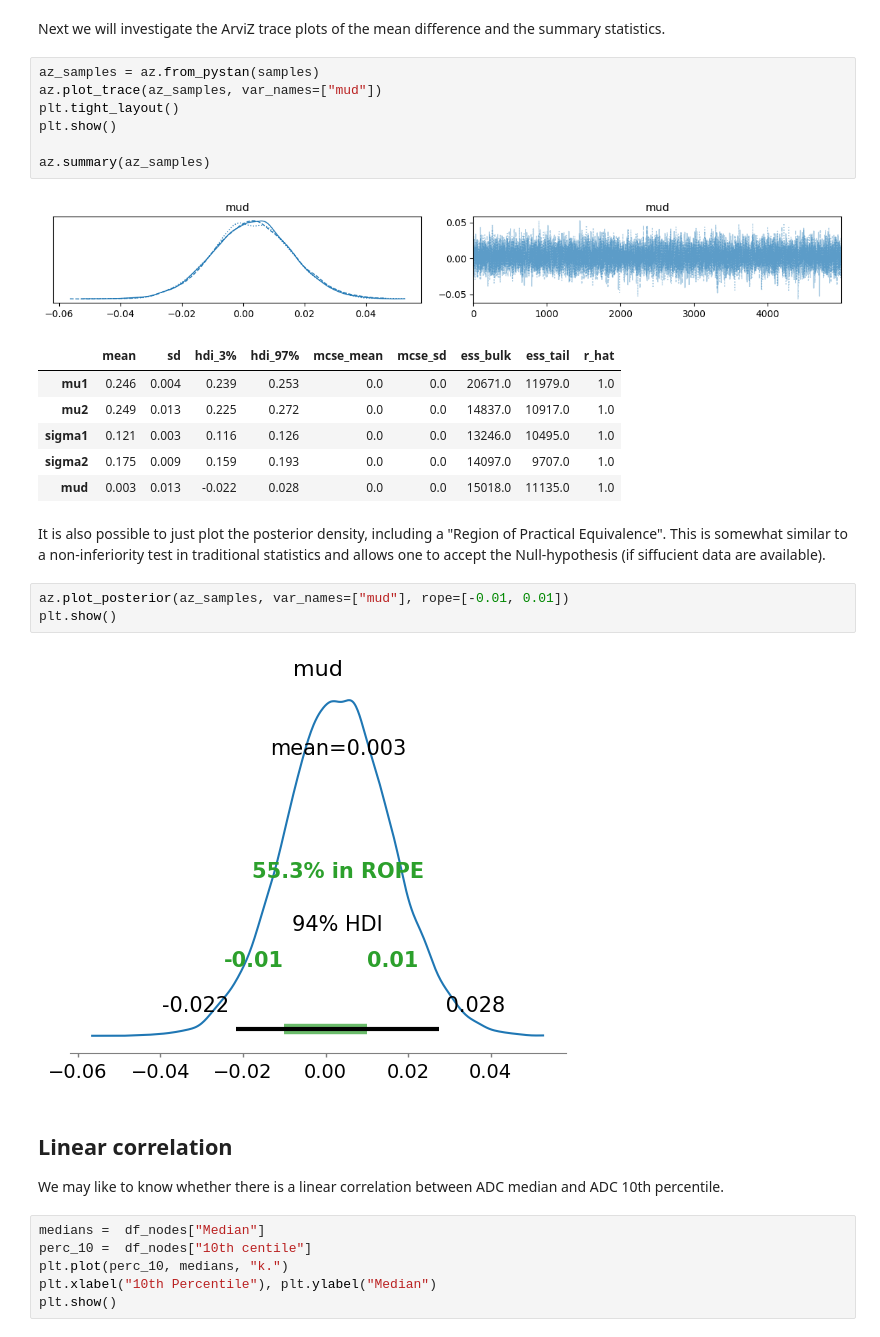
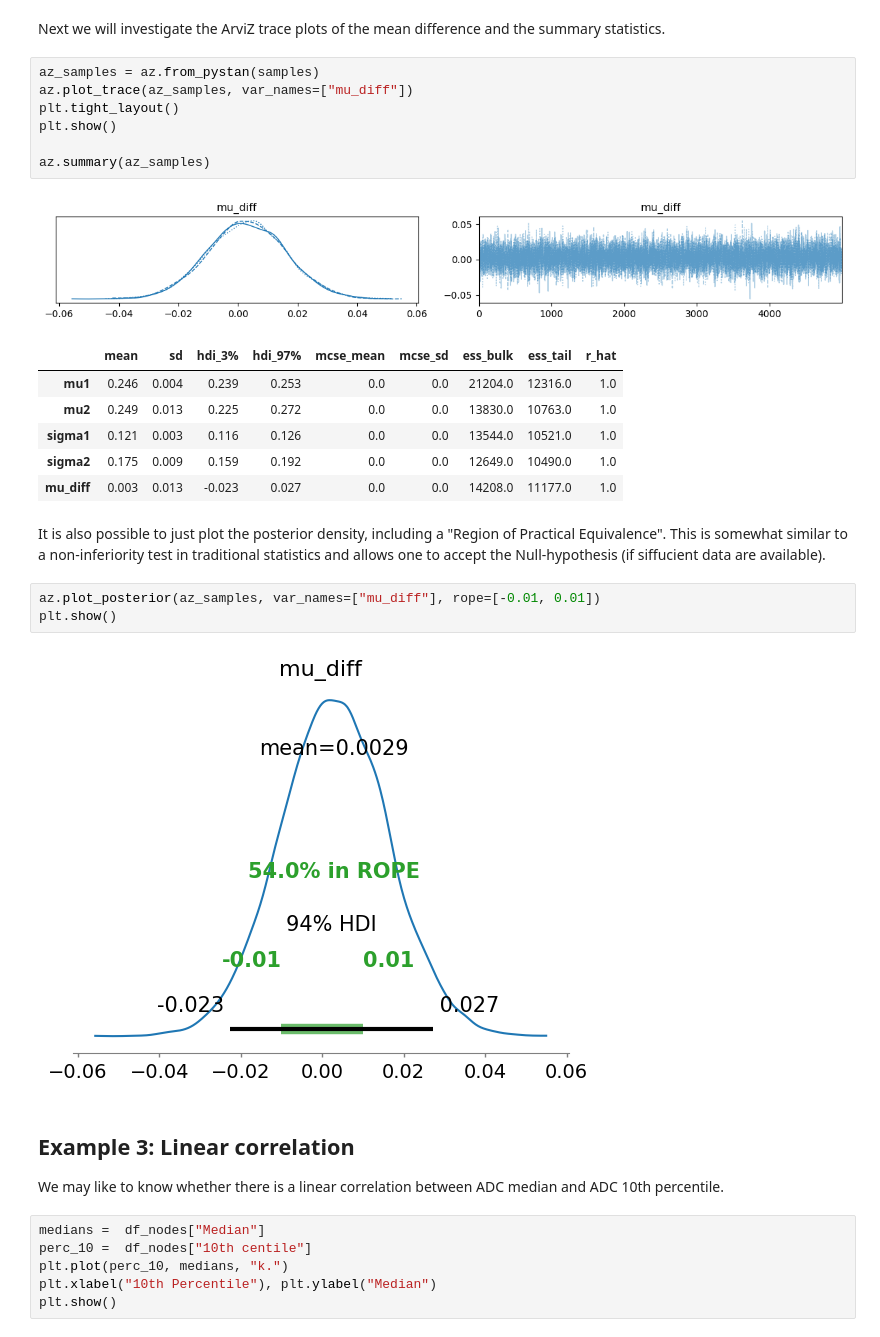
Before and after one commit to mdblackledge/stan_examples, a Jupyter notebook: notebooks/doughnut_seminar_2023.ipynb, the cells around one changed output. Saved outputs shown, nothing was run; the diff lists cells and outputs as text.

```diff
--- a/notebooks/doughnut_seminar_2023.ipynb
+++ b/notebooks/doughnut_seminar_2023.ipynb
@@ -284,28 +248,28 @@ Messages received during sampling:
 Next we will investigate the ArviZ trace plots of the mean difference and the summary statistics.
 # %%
 az_samples = az.from_pystan(samples)
-az.plot_trace(az_samples, var_names=["mud"])
+az.plot_trace(az_samples, var_names=["mu_diff"])
 plt.tight_layout()
 plt.show()
 
 az.summary(az_samples)
 # %% [output]
-[figure, old version]
+[figure, new version]
 |  | mean | sd | hdi_3% | hdi_97% | mcse_mean | mcse_sd | ess_bulk | ess_tail | r_hat |
-| mu1 | 0.246 | 0.004 | 0.239 | 0.253 | 0.0 | 0.0 | 20671.0 | 11979.0 | 1.0 |
-| mu2 | 0.249 | 0.013 | 0.225 | 0.272 | 0.0 | 0.0 | 14837.0 | 10917.0 | 1.0 |
-| sigma1 | 0.121 | 0.003 | 0.116 | 0.126 | 0.0 | 0.0 | 13246.0 | 10495.0 | 1.0 |
-| sigma2 | 0.175 | 0.009 | 0.159 | 0.193 | 0.0 | 0.0 | 14097.0 | 9707.0 | 1.0 |
-| mud | 0.003 | 0.013 | -0.022 | 0.028 | 0.0 | 0.0 | 15018.0 | 11135.0 | 1.0 |
+| mu1 | 0.246 | 0.004 | 0.239 | 0.253 | 0.0 | 0.0 | 21204.0 | 12316.0 | 1.0 |
+| mu2 | 0.249 | 0.013 | 0.225 | 0.272 | 0.0 | 0.0 | 13830.0 | 10763.0 | 1.0 |
+| sigma1 | 0.121 | 0.003 | 0.116 | 0.126 | 0.0 | 0.0 | 13544.0 | 10521.0 | 1.0 |
+| sigma2 | 0.175 | 0.009 | 0.159 | 0.192 | 0.0 | 0.0 | 12649.0 | 10490.0 | 1.0 |
+| mu_diff | 0.003 | 0.013 | -0.023 | 0.027 | 0.0 | 0.0 | 14208.0 | 11177.0 | 1.0 |
 # %% [markdown]
 It is also possible to just plot the posterior density, including a "Region of Practical Equivalence".  This is somewhat similar to a non-inferiority test in traditional statistics and allows one to accept the Null-hypothesis (if siffucient data are available).
 # %%
-az.plot_posterior(az_samples, var_names=["mud"], rope=[-0.01, 0.01])
+az.plot_posterior(az_samples, var_names=["mu_diff"], rope=[-0.01, 0.01])
 plt.show()
 # %% [output]
-[figure, old version]
+[figure, new version]
 # %% [markdown]
-## Linear correlation
+## Example 3: Linear correlation
 We may like to know whether there is a linear correlation between ADC median and ADC 10th percentile.
 # %%
 medians =  df_nodes["Median"]
```
Also changed, not shown: parts of 11 cells of this notebook.
